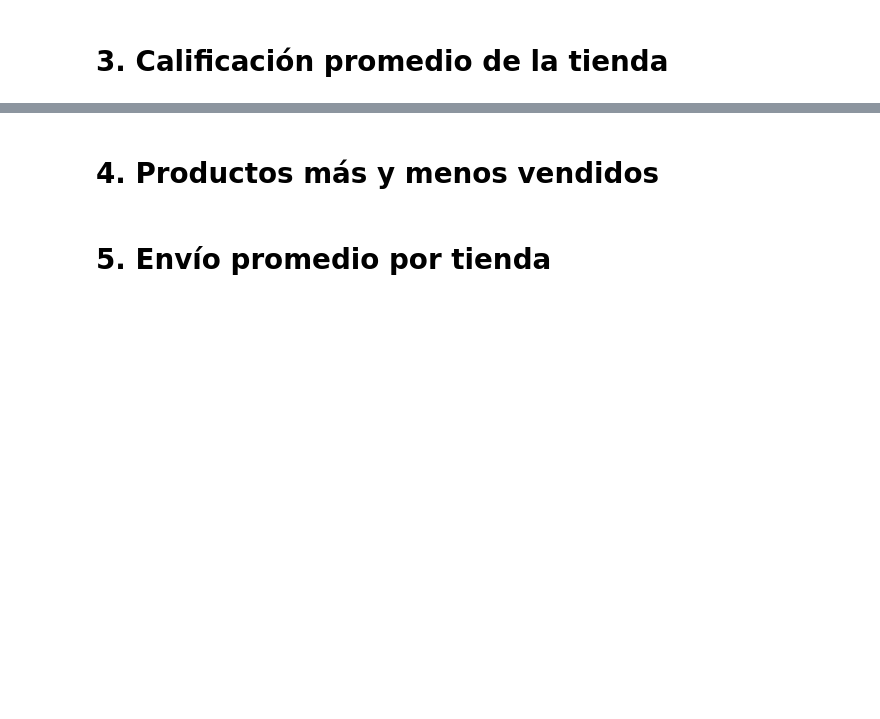
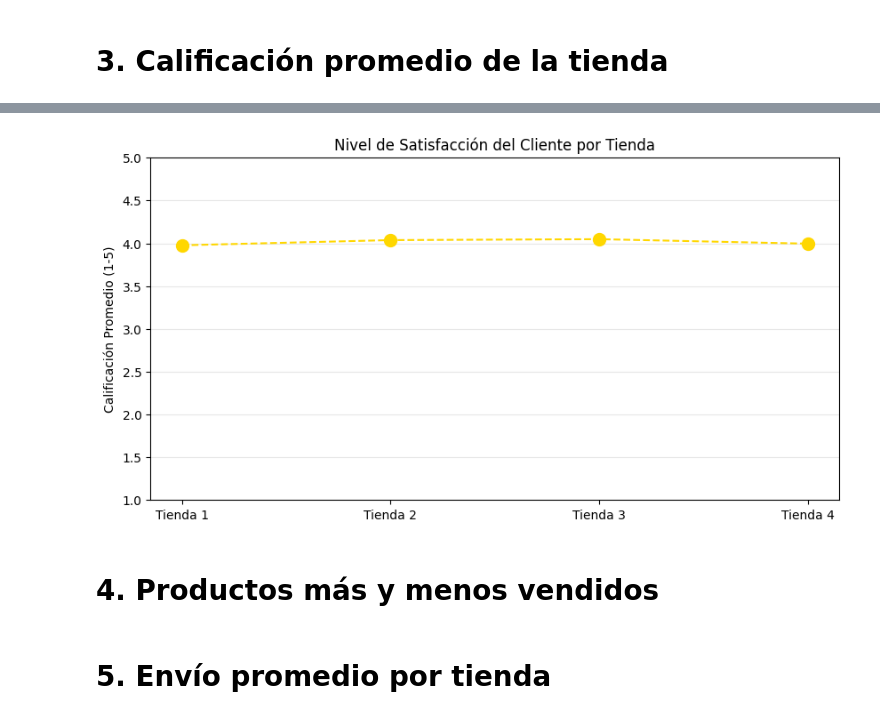
Before and after one commit to DAMS-1/Challenge-Alura-Store, a Jupyter notebook: AluraStoreLatam.ipynb, the cells around one changed output, grey strips where cells are left out. Drawn from its saved outputs; the diff is of its cells as text; code cells hidden in the pictures; blank space fills up the shorter version.

```diff
--- a/AluraStoreLatam.ipynb
+++ b/AluraStoreLatam.ipynb
@@ -60,3 +125,19 @@ plt.show()
+# %%
+import matplotlib.pyplot as plt
+
+# Datos para la comparativa
+tiendas_nombres = ['Tienda 1', 'Tienda 2', 'Tienda 3', 'Tienda 4']
+calificaciones = [calificacion_tienda1, calificacion_tienda2, calificacion_tienda3, calificacion_tienda4]
+
+plt.figure(figsize=(10, 5))
+plt.plot(tiendas_nombres, calificaciones, marker='o', linestyle='--', color='gold', markersize=10)
+plt.title('Nivel de Satisfacción del Cliente por Tienda')
+plt.ylabel('Calificación Promedio (1-5)')
+plt.ylim(1, 5)
+plt.grid(axis='y', alpha=0.3)
+plt.show()
+# %% [output]
+[figure, added]
 # %% [markdown]
 # 4. Productos más y menos vendidos
 # %% [markdown]
```
Also changed, not shown: parts of 3 cells of this notebook.
